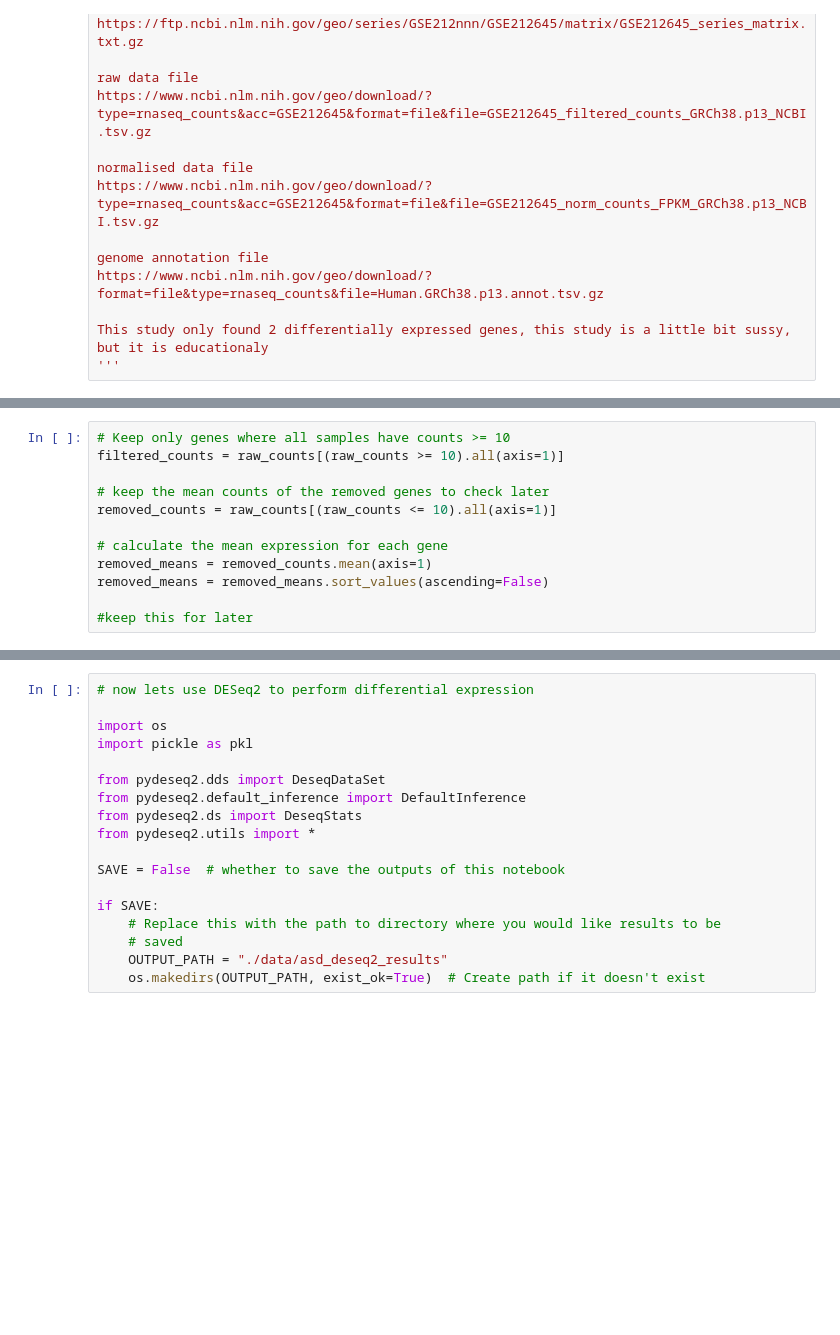
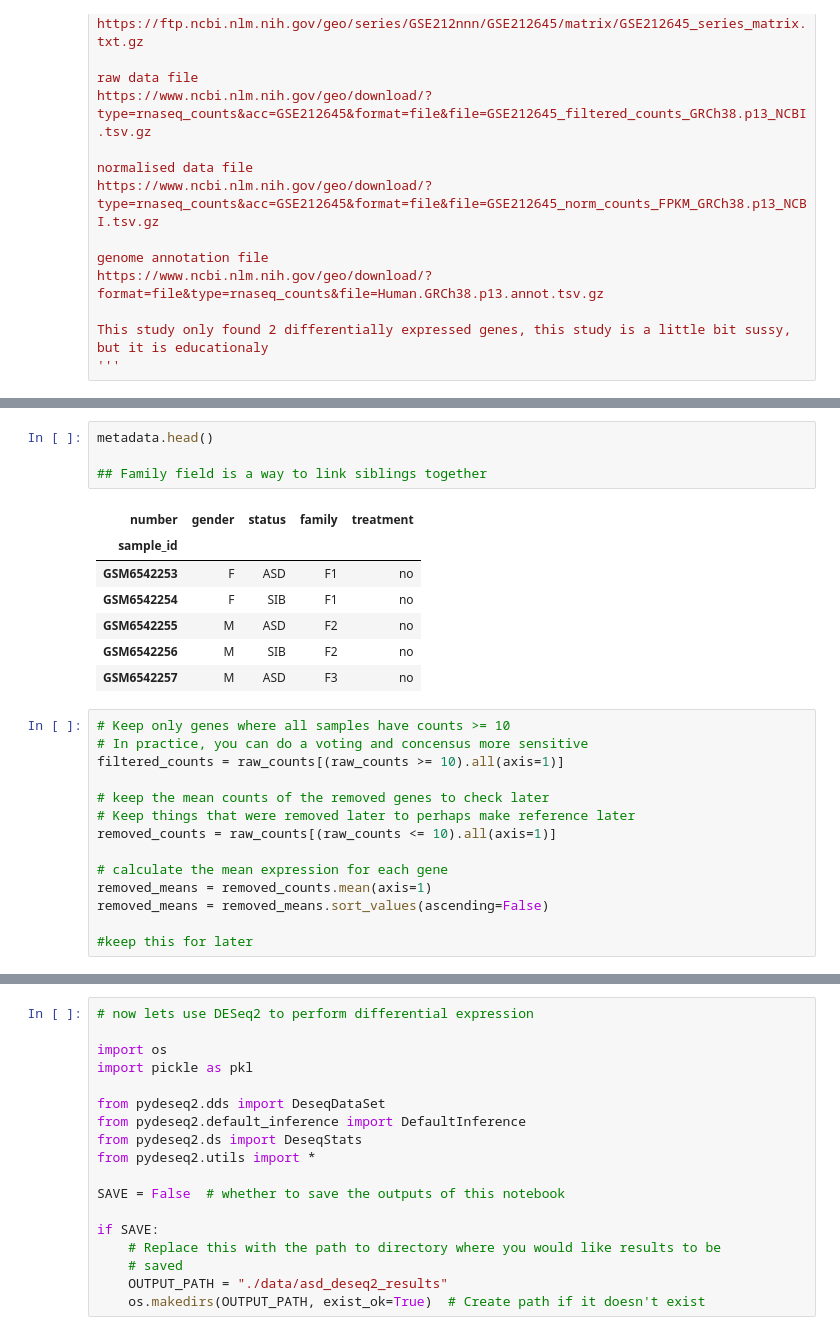
Before and after one commit to jfk1327/pbi, a Jupyter notebook: week6/week6_lecture10_notebook2.ipynb, the cells around one changed output, grey strips where cells are left out. Saved outputs shown, nothing was run; the diff lists cells and outputs as text; blank space fills up the shorter version.

```diff
--- a/week6/week6_lecture10_notebook2.ipynb
+++ b/week6/week6_lecture10_notebook2.ipynb
@@ -83,11 +83,25 @@ metadata.index.name = None
 
 #change index name to sample_id
 metadata.index.name = 'sample_id'
+# %%
+metadata.head()
+
+## Family field is a way to link siblings together
+# %% [output]
+| number | gender | status | family | treatment |
+| sample_id |  |  |  |  |
+| GSM6542253 | F | ASD | F1 | no |
+| GSM6542254 | F | SIB | F1 | no |
+| GSM6542255 | M | ASD | F2 | no |
+| GSM6542256 | M | SIB | F2 | no |
+| GSM6542257 | M | ASD | F3 | no |
 # %%
 # Keep only genes where all samples have counts >= 10
+# In practice, you can do a voting and concensus more sensitive
 filtered_counts = raw_counts[(raw_counts >= 10).all(axis=1)]
 
 # keep the mean counts of the removed genes to check later
+# Keep things that were removed later to perhaps make reference later
 removed_counts = raw_counts[(raw_counts <= 10).all(axis=1)]
 
 # calculate the mean expression for each gene
```
Also changed, not shown: parts of 27 cells of this notebook.
